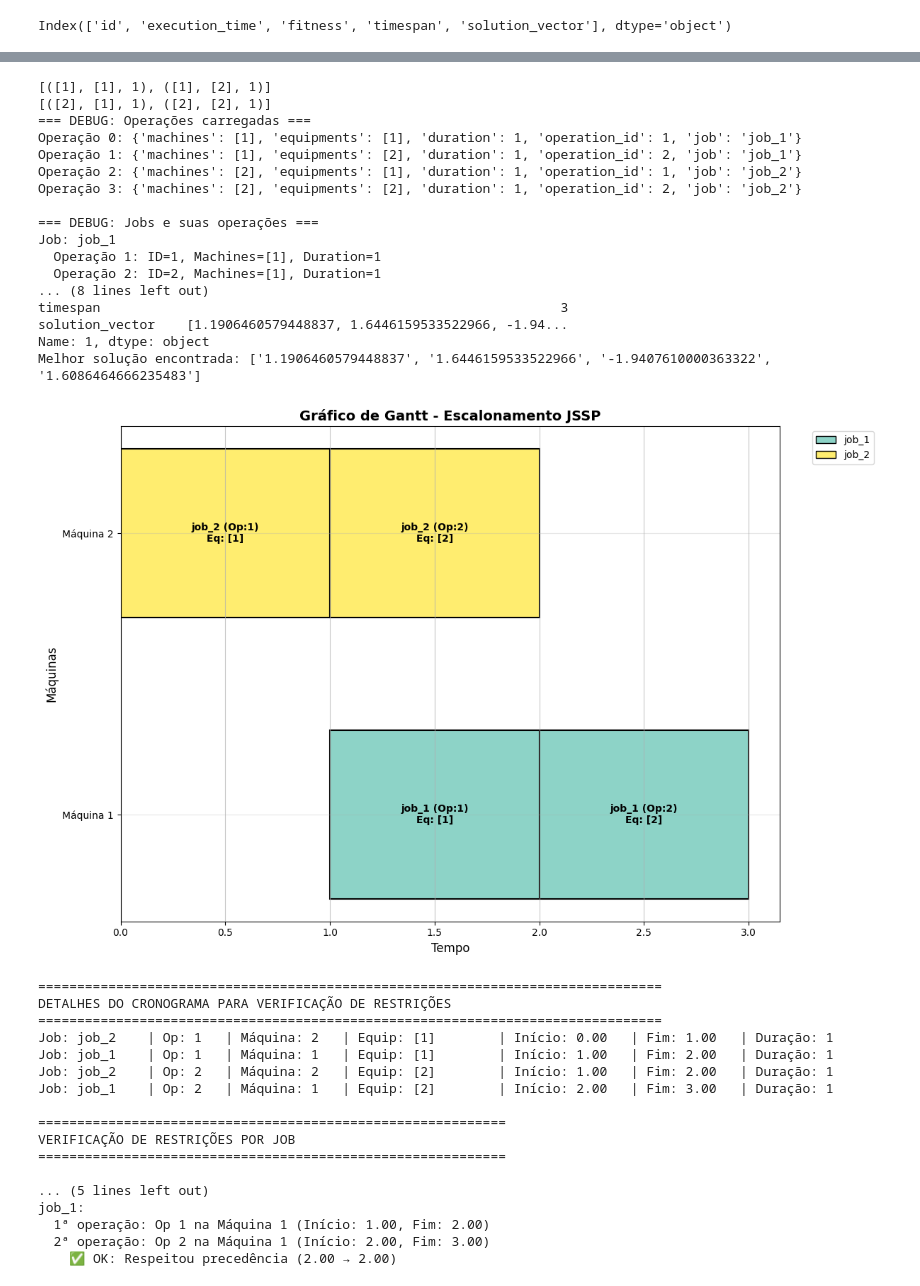
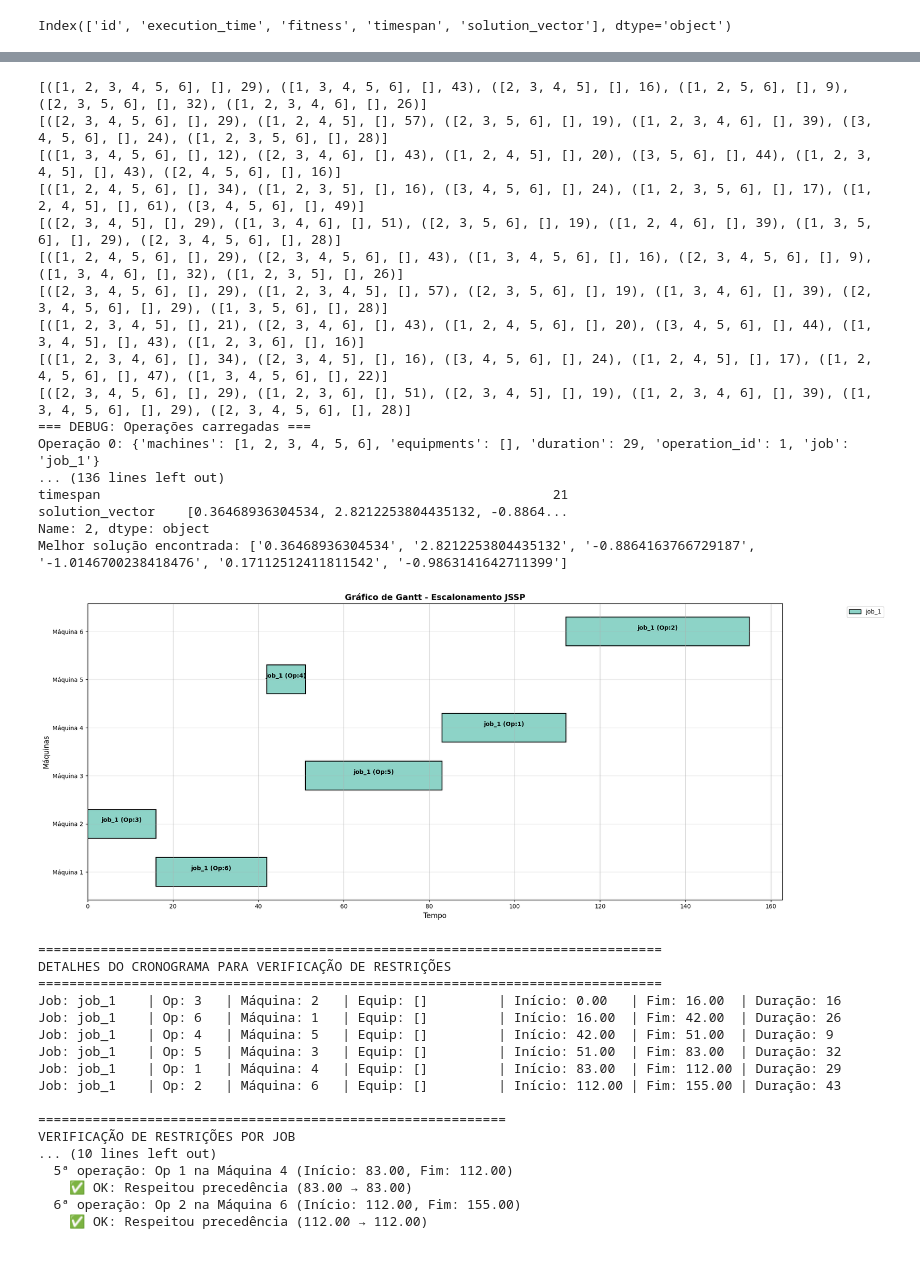
Before and after one commit to deadcube04/sjssp-classical-evaluation, a Jupyter notebook: src/threatData.ipynb, the cells around one changed output, grey strips where cells are left out. Drawn from its saved outputs; the diff is of its cells as text; code cells hidden in the pictures; blank space fills up the shorter version.

```diff
--- a/src/threatData.ipynb
+++ b/src/threatData.ipynb
@@ -113,7 +119,7 @@ def plot_gantt(schedule):
     colors = plt.cm.Set3(np.linspace(0, 1, len(unique_jobs)))
     job_colors = {job: colors[i] for i, job in enumerate(unique_jobs)}
 
-    fig, ax = plt.subplots(figsize=(12, 8))
+    fig, ax = plt.subplots(figsize=(20, 8))
 
     for op in schedule:
         start = op["start"]
@@ -276,64 +282,70 @@ Desvio padrão das melhorias: 5977.533%
 # %%
+ARCHIVE = str(os.getenv('test_data'))
 data = import_tests_cases(ARCHIVE)
 jssp_instance = jssp(data)
 
 # Debug: verificar as operações carregadas
 print("=== DEBUG: Operações carregadas ===")
 operations = jssp_instance.get_flattened_operations()
 for i, op in enumerate(operations):
     print(f"Operação {i}: {op}")
 
 print("\n=== DEBUG: Jobs e suas operações ===")
 for job in jssp_instance.jobs:
     print(f"Job: {job.name}")
     for i, operation in enumerate(job.operations):
         print(f"  Operação {i+1}: ID={operation.id}, Machines={operation.machines}, Duration={operation.duration}")
 
-best_solution = df[df['fitness'] == df['fitness'].min()].iloc[1]
+filtered_df = df[df['fitness'] == df['fitness'].min()]
+if len(filtered_df) > 1:
+    best_solution = filtered_df.iloc[1]
+else:
+    best_solution = filtered_df.iloc[0]
+
 print(f"\n=== Melhor solução ===")
 print(best_solution)
 a = best_solution["solution_vector"]
 a = a.replace(" ", "")
 a = a.replace("[", "")
 a = a.replace("]", "")
 a = a.split(",")
 
 print(f"Melhor solução encontrada: {(a)}")
 schedule = simulate_schedule(a, jssp_instance.get_flattened_operations())
 plot_gantt(schedule)
 # %% [output]
-[([1], [1], 1), ([1], [2], 1)]
-[([2], [1], 1), ([2], [2], 1)]
+[([1, 2, 3, 4, 5, 6], [], 29), ([1, 3, 4, 5, 6], [], 43), ([2, 3, 4, 5], [], 16), ([1, 2, 5, 6], [], 9), ([2, 3, 5, 6], [], 32), ([1, 2, 3, 4, 6], [], 26)]
+[([2, 3, 4, 5, 6], [], 29), ([1, 2, 4, 5], [], 57), ([2, 3, 5, 6], [], 19), ([1, 2, 3, 4, 6], [], 39), ([3, 4, 5, 6], [], 24), ([1, 2, 3, 5, 6], [], 28)]
+[([1, 3, 4, 5, 6], [], 12), ([2, 3, 4, 6], [], 43), ([1, 2, 4, 5], [], 20), ([3, 5, 6], [], 44), ([1, 2, 3, 4, 5], [], 43), ([2, 4, 5, 6], [], 16)]
+[([1, 2, 4, 5, 6], [], 34), ([1, 2, 3, 5], [], 16), ([3, 4, 5, 6], [], 24), ([1, 2, 3, 5, 6], [], 17), ([1, 2, 4, 5], [], 61), ([3, 4, 5, 6], [], 49)]
+[([2, 3, 4, 5], [], 29), ([1, 3, 4, 6], [], 51), ([2, 3, 5, 6], [], 19), ([1, 2, 4, 6], [], 39), ([1, 3, 5, 6], [], 29), ([2, 3, 4, 5, 6], [], 28)]
+[([1, 2, 4, 5, 6], [], 29), ([2, 3, 4, 5, 6], [], 43), ([1, 3, 4, 5, 6], [], 16), ([2, 3, 4, 5, 6], [], 9), ([1, 3, 4, 6], [], 32), ([1, 2, 3, 5], [], 26)]
+[([2, 3, 4, 5, 6], [], 29), ([1, 2, 3, 4, 5], [], 57), ([2, 3, 5, 6], [], 19), ([1, 3, 4, 6], [], 39), ([2, 3, 4, 5, 6], [], 29), ([1, 3, 5, 6], [], 28)]
+[([1, 2, 3, 4, 5], [], 21), ([2, 3, 4, 6], [], 43), ([1, 2, 4, 5, 6], [], 20), ([3, 4, 5, 6], [], 44), ([1, 3, 4, 5], [], 43), ([1, 2, 3, 6], [], 16)]
+[([1, 2, 3, 4, 6], [], 34), ([2, 3, 4, 5], [], 16), ([3, 4, 5, 6], [], 24), ([1, 2, 4, 5], [], 17), ([1, 2, 4, 5, 6], [], 47), ([1, 3, 4, 5, 6], [], 22)]
+[([2, 3, 4, 5, 6], [], 29), ([1, 2, 3, 6], [], 51), ([2, 3, 4, 5], [], 19), ([1, 2, 3, 4, 6], [], 39), ([1, 3, 4, 5, 6], [], 29), ([2, 3, 4, 5, 6], [], 28)]
 === DEBUG: Operações carregadas ===
-Operação 0: {'machines': [1], 'equipments': [1], 'duration': 1, 'operation_id': 1, 'job': 'job_1'}
-Operação 1: {'machines': [1], 'equipments': [2], 'duration': 1, 'operation_id': 2, 'job': 'job_1'}
-Operação 2: {'machines': [2], 'equipments': [1], 'duration': 1, 'operation_id': 1, 'job': 'job_2'}
-Operação 3: {'machines': [2], 'equipments': [2], 'duration': 1, 'operation_id': 2, 'job': 'job_2'}
-
-=== DEBUG: Jobs e suas operações ===
-Job: job_1
-  Operação 1: ID=1, Machines=[1], Duration=1
-  Operação 2: ID=2, Machines=[1], Duration=1
-... (8 lines left out)
-timespan                                                           3
-solution_vector    [1.1906460579448837, 1.6446159533522966, -1.94...
-Name: 1, dtype: object
-Melhor solução encontrada: ['1.1906460579448837', '1.6446159533522966', '-1.9407610000363322', '1.6086464666235483']
+Operação 0: {'machines': [1, 2, 3, 4, 5, 6], 'equipments': [], 'duration': 29, 'operation_id': 1, 'job': 'job_1'}
+... (136 lines left out)
+timespan                                                          21
+solution_vector    [0.36468936304534, 2.8212253804435132, -0.8864...
+Name: 2, dtype: object
+Melhor solução encontrada: ['0.36468936304534', '2.8212253804435132', '-0.8864163766729187', '-1.0146700238418476', '0.17112512411811542', '-0.9863141642711399']
-[figure, old version]
+[figure, new version]
 ================================================================================
 DETALHES DO CRONOGRAMA PARA VERIFICAÇÃO DE RESTRIÇÕES
 ================================================================================
-Job: job_2    | Op: 1   | Máquina: 2   | Equip: [1]        | Início: 0.00   | Fim: 1.00   | Duração: 1
-Job: job_1    | Op: 1   | Máquina: 1   | Equip: [1]        | Início: 1.00   | Fim: 2.00   | Duração: 1
-Job: job_2    | Op: 2   | Máquina: 2   | Equip: [2]        | Início: 1.00   | Fim: 2.00   | Duração: 1
-Job: job_1    | Op: 2   | Máquina: 1   | Equip: [2]        | Início: 2.00   | Fim: 3.00   | Duração: 1
+Job: job_1    | Op: 3   | Máquina: 2   | Equip: []         | Início: 0.00   | Fim: 16.00  | Duração: 16
+Job: job_1    | Op: 6   | Máquina: 1   | Equip: []         | Início: 16.00  | Fim: 42.00  | Duração: 26
+Job: job_1    | Op: 4   | Máquina: 5   | Equip: []         | Início: 42.00  | Fim: 51.00  | Duração: 9
+Job: job_1    | Op: 5   | Máquina: 3   | Equip: []         | Início: 51.00  | Fim: 83.00  | Duração: 32
+Job: job_1    | Op: 1   | Máquina: 4   | Equip: []         | Início: 83.00  | Fim: 112.00 | Duração: 29
+Job: job_1    | Op: 2   | Máquina: 6   | Equip: []         | Início: 112.00 | Fim: 155.00 | Duração: 43
 
 ============================================================
 VERIFICAÇÃO DE RESTRIÇÕES POR JOB
-============================================================
-
-... (5 lines left out)
-job_1:
-  1ª operação: Op 1 na Máquina 1 (Início: 1.00, Fim: 2.00)
-  2ª operação: Op 2 na Máquina 1 (Início: 2.00, Fim: 3.00)
-    ✅ OK: Respeitou precedência (2.00 → 2.00)
+... (10 lines left out)
+  5ª operação: Op 1 na Máquina 4 (Início: 83.00, Fim: 112.00)
+    ✅ OK: Respeitou precedência (83.00 → 83.00)
+  6ª operação: Op 2 na Máquina 6 (Início: 112.00, Fim: 155.00)
+    ✅ OK: Respeitou precedência (112.00 → 112.00)
```
Also changed, not shown: parts of 3 cells of this notebook, 3 other files.
